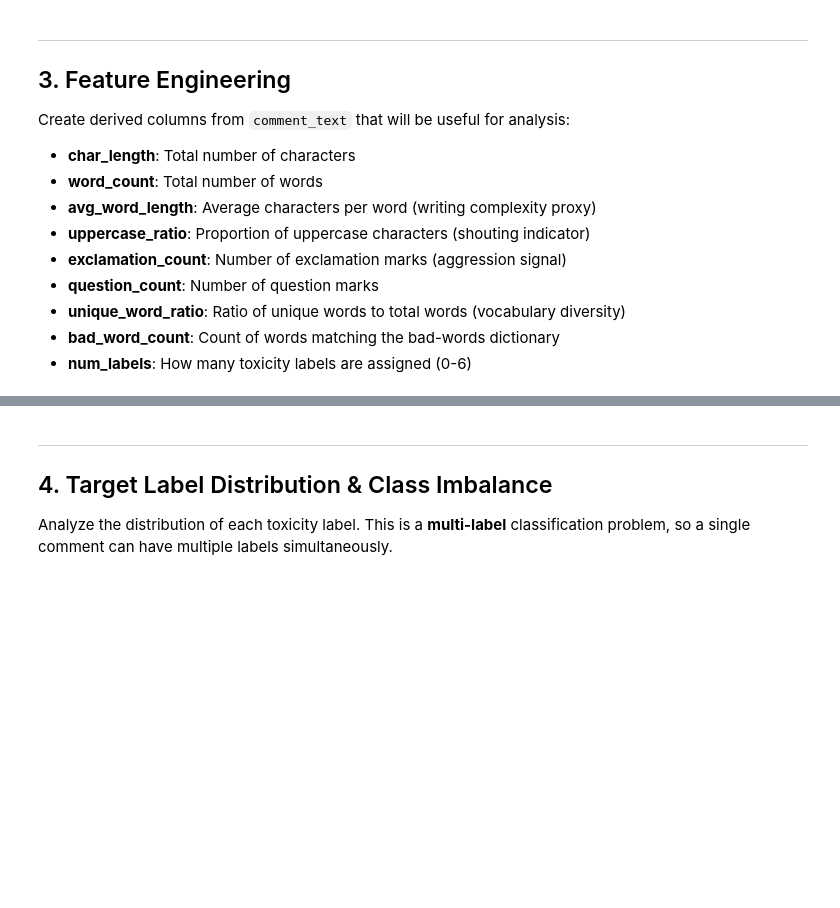
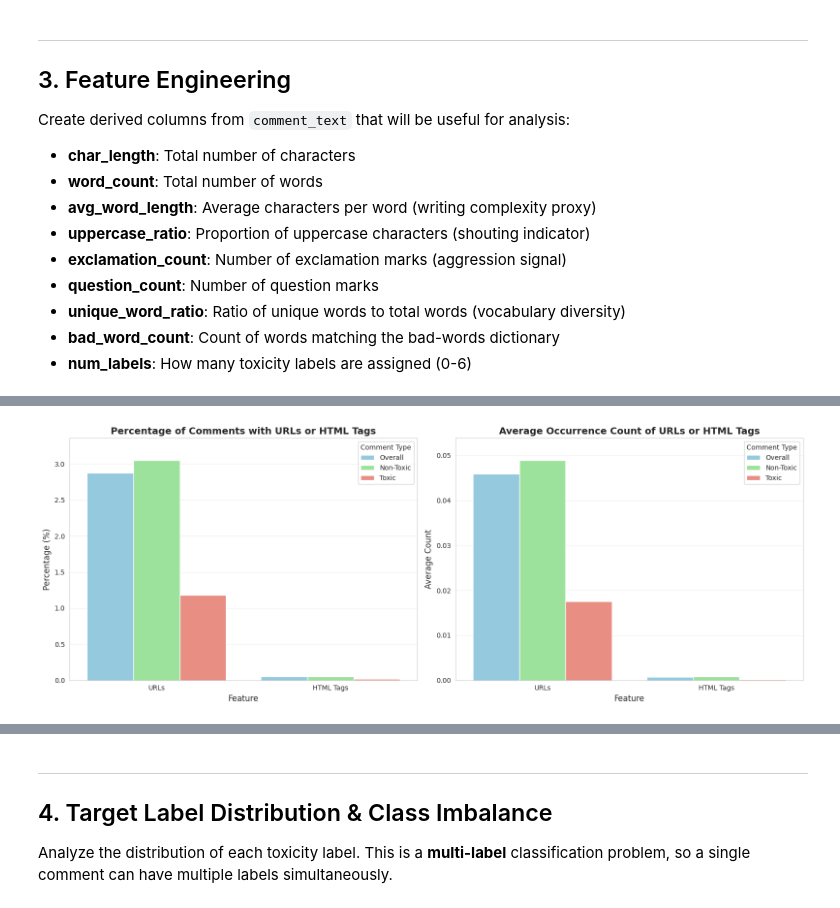
Before and after one commit to Atlls/Jigsaw-Toxic-Comment-Classification-ml, a Jupyter notebook: notebook/eda.ipynb, the cells around one changed output, grey strips where cells are left out. Saved outputs shown, nothing was run; the diff lists cells and outputs as text; code cells hidden in the pictures; blank space fills up the shorter version.

```diff
--- a/notebook/eda.ipynb
+++ b/notebook/eda.ipynb
@@ -263,0 +334,79 @@ max         6.000
+# %%
+# ============================================================
+# 3. Feature Engineering - URL and HTML Tag Counts
+# ============================================================
+
+# Regex for URLs (simple, catches most common patterns)
+url_pattern = re.compile(r'https?://(?:www\.)?\S+\.\S+')
+# Regex for HTML tags (e.g., <br>, <div>, <a href="...">)
+html_tag_pattern = re.compile(r'<[^>]+>')
+
+# Count URLs
+df['url_count'] = df['comment_text'].apply(lambda x: len(url_pattern.findall(str(x))))
+# Count HTML tags
+df['html_count'] = df['comment_text'].apply(lambda x: len(html_tag_pattern.findall(str(x))))
+
+print("New columns 'url_count' and 'html_count' created.")
+print(df[['url_count', 'html_count']].describe().round(3))
+
+# ============================================================
+# Generate Chart: Proportion and Occurrence Quantity of URLs and HTML tags
+# ============================================================
+
+# Calculate proportions for overall, toxic, and non-toxic comments
+overall_url_pct = (df['url_count'] > 0).mean() * 100
+overall_html_pct = (df['html_count'] > 0).mean() * 100
+
+toxic_url_pct = (df.loc[df['toxic'] == 1, 'url_count'] > 0).mean() * 100
+toxic_html_pct = (df.loc[df['toxic'] == 1, 'html_count'] > 0).mean() * 100
+
+non_toxic_url_pct = (df.loc[df['toxic'] == 0, 'url_count'] > 0).mean() * 100
+non_toxic_html_pct = (df.loc[df['toxic'] == 0, 'html_count'] > 0).mean() * 100
+
+# Prepare data for plotting
+plot_data_pct = pd.DataFrame({
+    'Category': ['Overall', 'Overall', 'Non-Toxic', 'Non-Toxic', 'Toxic', 'Toxic'],
+    'Feature': ['URLs', 'HTML Tags', 'URLs', 'HTML Tags', 'URLs', 'HTML Tags'],
+    'Percentage': [
+        overall_url_pct, overall_html_pct,
+        non_toxic_url_pct, non_toxic_html_pct,
+        toxic_url_pct, toxic_html_pct
+    ]
+})
+
+# Prepare data for occurrence quantity (mean count)
+plot_data_count = pd.DataFrame({
+    'Category': ['Overall', 'Overall', 'Non-Toxic', 'Non-Toxic', 'Toxic', 'Toxic'],
+    'Feature': ['URLs', 'HTML Tags', 'URLs', 'HTML Tags', 'URLs', 'HTML Tags'],
+    'Average Count': [
+        df['url_count'].mean(), df['html_count'].mean(),
+        df.loc[df['toxic'] == 0, 'url_count'].mean(), df.loc[df['toxic'] == 0, 'html_count'].mean(),
+        df.loc[df['toxic'] == 1, 'url_count'].mean(), df.loc[df['toxic'] == 1, 'html_count'].mean()
+    ]
+})
+
+fig, axes = plt.subplots(1, 2, figsize=(16, 6))
+
+# Plot 1: Percentage of comments with URLs or HTML Tags
+sns.barplot(x='Feature', y='Percentage', hue='Category', data=plot_data_pct,
+            palette={'Overall': 'skyblue', 'Non-Toxic': 'lightgreen', 'Toxic': 'salmon'}, ax=axes[0])
+axes[0].set_title('Percentage of Comments with URLs or HTML Tags', fontsize=14, fontweight='bold')
+axes[0].set_xlabel('Feature', fontsize=12)
+axes[0].set_ylabel('Percentage (%)', fontsize=12)
+axes[0].set_ylim(0, plot_data_pct['Percentage'].max() * 1.1)
+axes[0].legend(title='Comment Type')
+axes[0].grid(axis='y', alpha=0.3)
+
+# Plot 2: Average Occurrence Quantity of URLs or HTML Tags
+sns.barplot(x='Feature', y='Average Count', hue='Category', data=plot_data_count,
+            palette={'Overall': 'skyblue', 'Non-Toxic': 'lightgreen', 'Toxic': 'salmon'}, ax=axes[1])
+axes[1].set_title('Average Occurrence Count of URLs or HTML Tags', fontsize=14, fontweight='bold')
+axes[1].set_xlabel('Feature', fontsize=12)
+axes[1].set_ylabel('Average Count', fontsize=12)
+axes[1].set_ylim(0, plot_data_count['Average Count'].max() * 1.1)
+axes[1].legend(title='Comment Type')
+axes[1].grid(axis='y', alpha=0.3)
+
+plt.tight_layout()
+plt.show()
+# %% [output]
@@ -263,0 +423 @@ max         6.000
+[figure, added]
```
Also changed, not shown: parts of 11 cells of this notebook.
